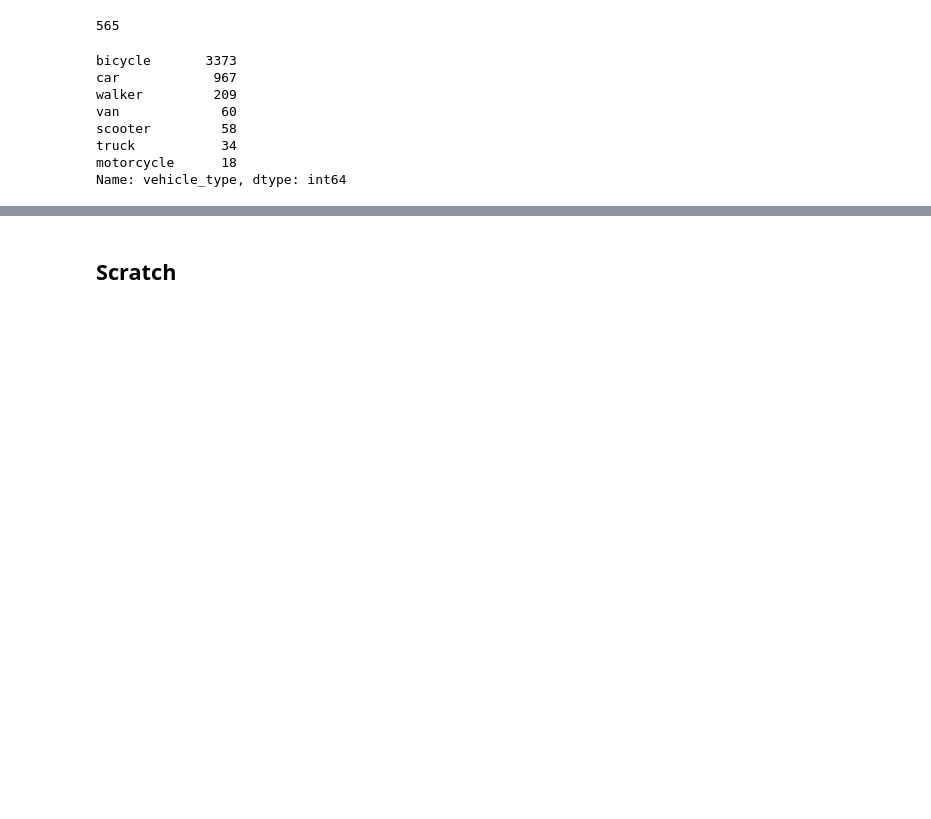
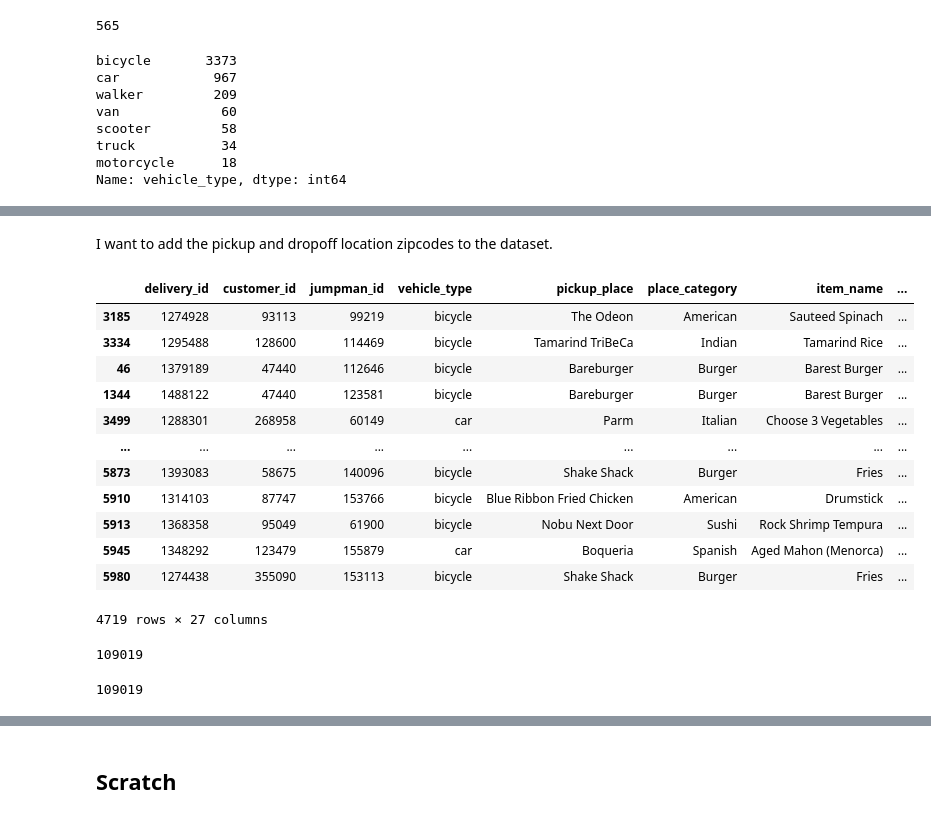
Before and after one commit to sstarkjr/PM_MarketAnalysis, a Jupyter notebook: Stephen_Stark_Jumpman23Analysis.ipynb, the cells around one changed output, grey strips where cells are left out. Drawn from its saved outputs; the diff is of its cells as text; code cells hidden in the pictures; blank space fills up the shorter version.

```diff
--- a/Stephen_Stark_Jumpman23Analysis.ipynb
+++ b/Stephen_Stark_Jumpman23Analysis.ipynb
@@ -827,0 +833,2 @@ Name: vehicle_type, dtype: int64
+# %%
+search = SearchEngine(simple_zipcode=True) # set simple_zipcode=False to use rich info database
@@ -827,0 +848,28 @@ Name: vehicle_type, dtype: int64
+# %% [markdown]
+I want to add the pickup and dropoff location zipcodes to the dataset.
+# %%
+f = lambda x, y : search.by_coordinates(lat=x, lng=y, returns=1)[0].to_dict()['zipcode']
+df['pickup_zipcode'] = df[['pickup_lat','pickup_lon']].apply(lambda x : f(*x), axis=1)
+df['dropoff_zipcode'] = df[['dropoff_lat','dropoff_lon']].apply(lambda x : f(*x), axis=1)
+# %%
+f = lambda x, y : search.by_coordinates(lat=x, lng=y, returns=1)[0].to_dict()['population']
+df['dropoff_population'] = df[['dropoff_lat','dropoff_lon']].apply(lambda x : f(*x), axis=1)
+# %%
+f = lambda x, y : search.by_coordinates(lat=x, lng=y, returns=1)[0].to_dict()['median_household_income']
+df['dropoff_med_hh_income'] = df[['dropoff_lat','dropoff_lon']].apply(lambda x : f(*x), axis=1)
+# %%
+df.sort_values(by='dropoff_med_hh_income', ascending =False)
+# %% [output]
+|  | delivery_id | customer_id | jumpman_id | vehicle_type | pickup_place | place_category | item_name | ... |
+| 3185 | 1274928 | 93113 | 99219 | bicycle | The Odeon | American | Sauteed Spinach | ... |
+| 3334 | 1295488 | 128600 | 114469 | bicycle | Tamarind TriBeCa | Indian | Tamarind Rice | ... |
+| 46 | 1379189 | 47440 | 112646 | bicycle | Bareburger | Burger | Barest Burger | ... |
+| 1344 | 1488122 | 47440 | 123581 | bicycle | Bareburger | Burger | Barest Burger | ... |
+| 3499 | 1288301 | 268958 | 60149 | car | Parm | Italian | Choose 3 Vegetables | ... |
+| ... | ... | ... | ... | ... | ... | ... | ... | ... |
+| 5873 | 1393083 | 58675 | 140096 | bicycle | Shake Shack | Burger | Fries | ... |
+| 5910 | 1314103 | 87747 | 153766 | bicycle | Blue Ribbon Fried Chicken | American | Drumstick | ... |
+| 5913 | 1368358 | 95049 | 61900 | bicycle | Nobu Next Door | Sushi | Rock Shrimp Tempura | ... |
+| 5945 | 1348292 | 123479 | 155879 | car | Boqueria | Spanish | Aged Mahon (Menorca) | ... |
+| 5980 | 1274438 | 355090 | 153113 | bicycle | Shake Shack | Burger | Fries | ... |
+4719 rows × 27 columns
@@ -827,0 +880,8 @@ Name: vehicle_type, dtype: int64
+# %%
+zip_10022['median_household_income']
+# %% [output]
+109019
+# %%
+zip_10022['median_household_income']
+# %% [output]
+109019
```
Also changed, not shown: parts of 12 cells of this notebook, 1 other file.
